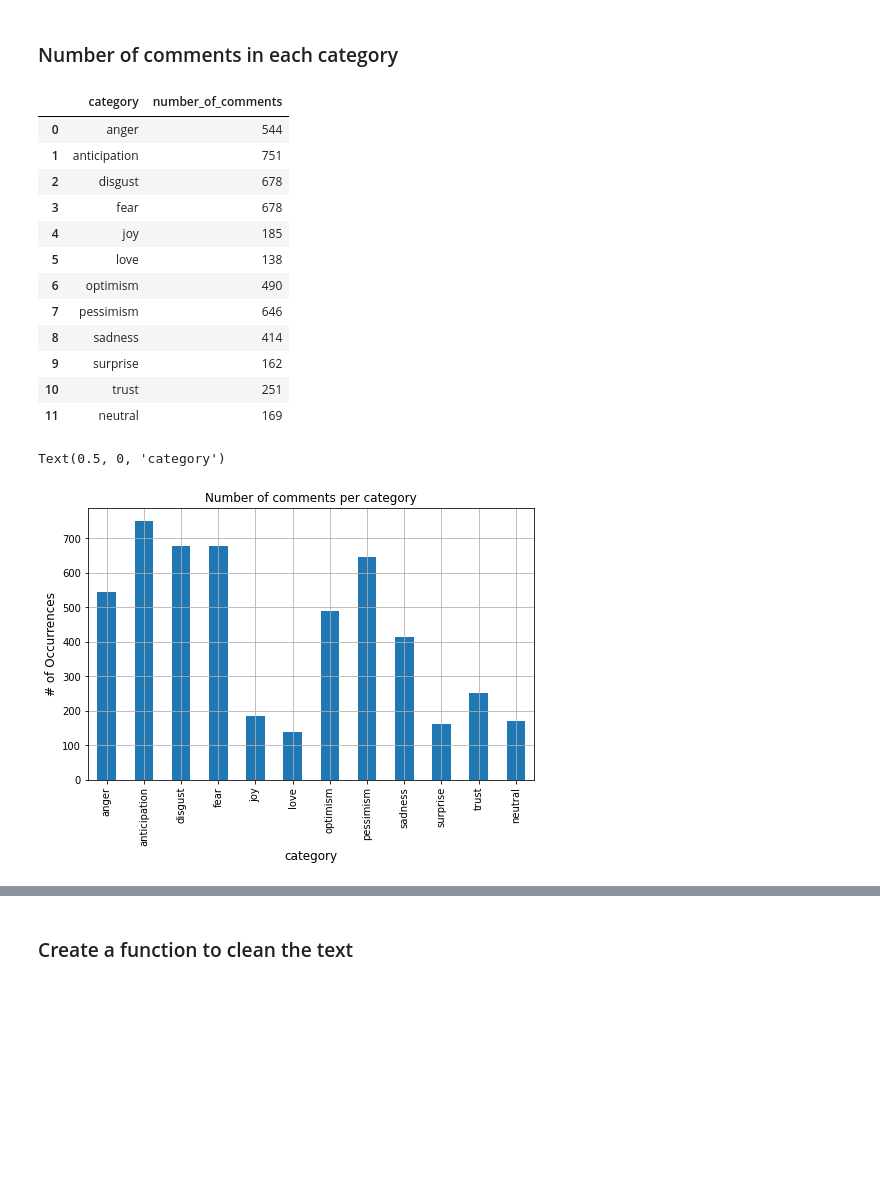
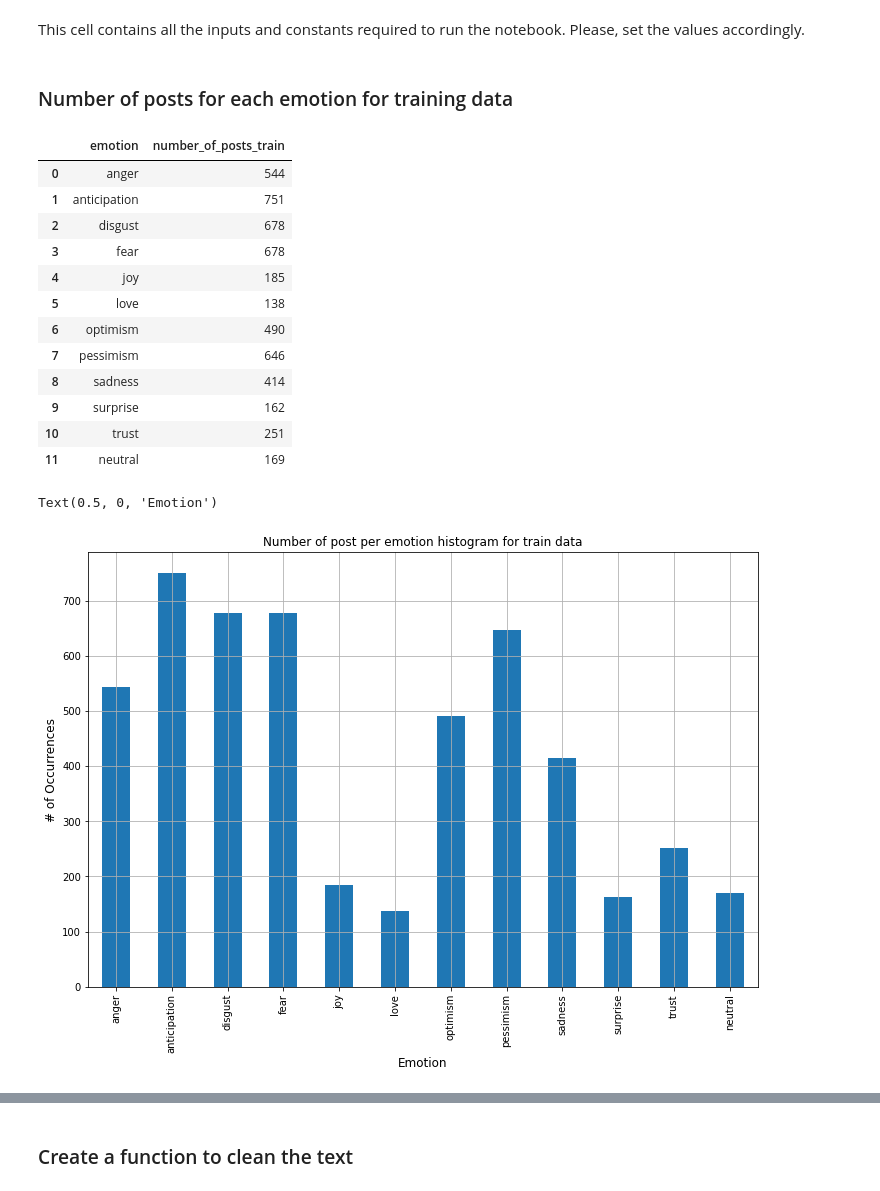
Before and after one commit to add1993/covid19-emotion-analysis, a Jupyter notebook: multi_label_text_classification.ipynb, the cells around one changed output, grey strips where cells are left out. Cells and saved outputs as stored; diff of their text form; code cells hidden in the pictures; blank space fills up the shorter version.

```diff
--- a/multi_label_text_classification.ipynb
+++ b/multi_label_text_classification.ipynb
@@ -28,15 +29,26 @@ df = pd.read_csv("nlp_train.csv", encoding = "ISO-8859-1")
+# %% [markdown]
+This cell contains all the inputs and constants required to run the notebook. Please, set the values accordingly.
+# %%
+train_file_path = "nlp_train.csv"
+test_file_path = "nlp_test.csv"
+encoding = "ISO-8859-1"
+text_field_label = "body"
+emotions = ['anger', 'anticipation', 'disgust', 'fear', 'joy', 'love','optimism', 'pessimism', 'sadness', 'surprise', 'trust', 'neutral']
+# %%
+df_train = pd.read_csv(train_file_path, encoding = encoding)
+df_test = pd.read_csv(test_file_path, encoding = encoding)
 # %% [markdown]
-### Number of comments in each category
+### Number of posts for each emotion for training data
 # %%
-df_train = df.drop(['body'], axis=1)
+df_train_sub = df_train.drop([text_field_label], axis=1)
 counts = []
-categories = list(df_train.columns.values)
+categories = list(df_train_sub.columns.values)
 for i in categories:
-    counts.append((i, df_train[i].sum()))
-df_stats = pd.DataFrame(counts, columns=['category', 'number_of_comments'])
-df_stats
+    counts.append((i, df_train_sub[i].sum()))
+df_stats_train = pd.DataFrame(counts, columns=['emotion', 'number_of_posts_train'])
+df_stats_train
 # %% [output]
-|  | category | number_of_comments |
+|  | emotion | number_of_posts_train |
 | 0 | anger | 544 |
 | 1 | anticipation | 751 |
 | 2 | disgust | 678 |
@@ -50,10 +62,10 @@ df_stats
 | 10 | trust | 251 |
 | 11 | neutral | 169 |
 # %%
-df_stats.plot(x='category', y='number_of_comments', kind='bar', legend=False, grid=True, figsize=(8, 5))
-plt.title("Number of comments per category")
+df_stats_train.plot(x='emotion', y='number_of_posts_train', kind='bar', legend=False, grid=True, figsize=(12, 8))
+plt.title("Number of post per emotion histogram for train data")
 plt.ylabel('# of Occurrences', fontsize=12)
-plt.xlabel('category', fontsize=12)
+plt.xlabel('Emotion', fontsize=12)
 # %% [output]
-Text(0.5, 0, 'category')
+Text(0.5, 0, 'Emotion')
-[figure, old version]
+[figure, new version]
```
Also changed, not shown: parts of 53 cells of this notebook.
